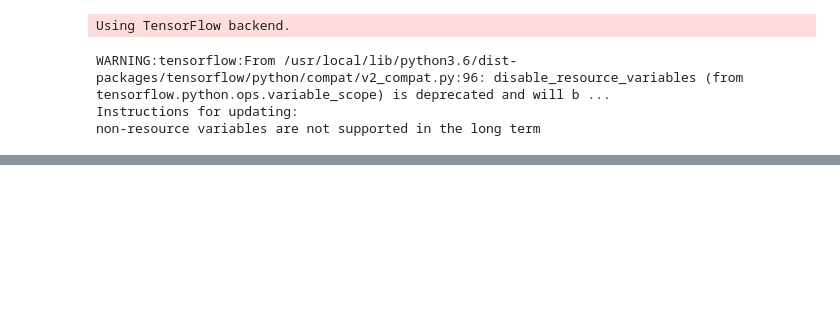
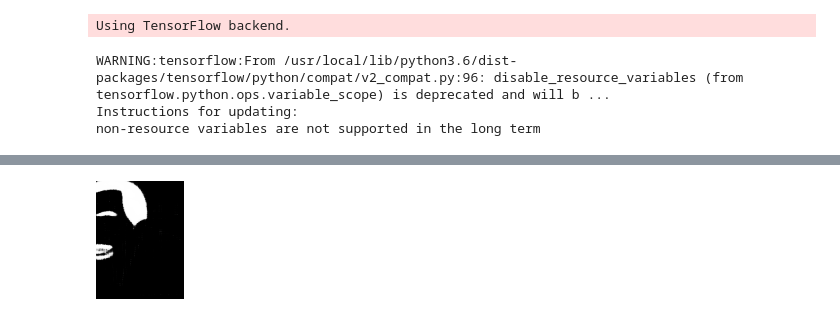
Before and after one commit to GarlandZhang/hairy_gan, a Jupyter notebook: segmentation_model.ipynb, the cells around one changed output, grey strips where cells are left out. Drawn from its saved outputs; the diff is of its cells as text; code cells hidden in the pictures; blank space fills up the shorter version.

```diff
--- a/segmentation_model.ipynb
+++ b/segmentation_model.ipynb
@@ -498,2 +470,0 @@ imgs = gan.sample_images(1, 1)
-# %%
-imgs = gan.data_loader.load_data(domain="S", batch_size=1, is_testing=True)
@@ -501,0 +471,5 @@ imgs[0].max()
+# %%
+from PIL import Image
+Image.fromarray(imgs[1][10:, 40:].astype(np.uint8))
+# %% [output]
+[figure, added]
```
Also changed, not shown: parts of 11 cells of this notebook.
